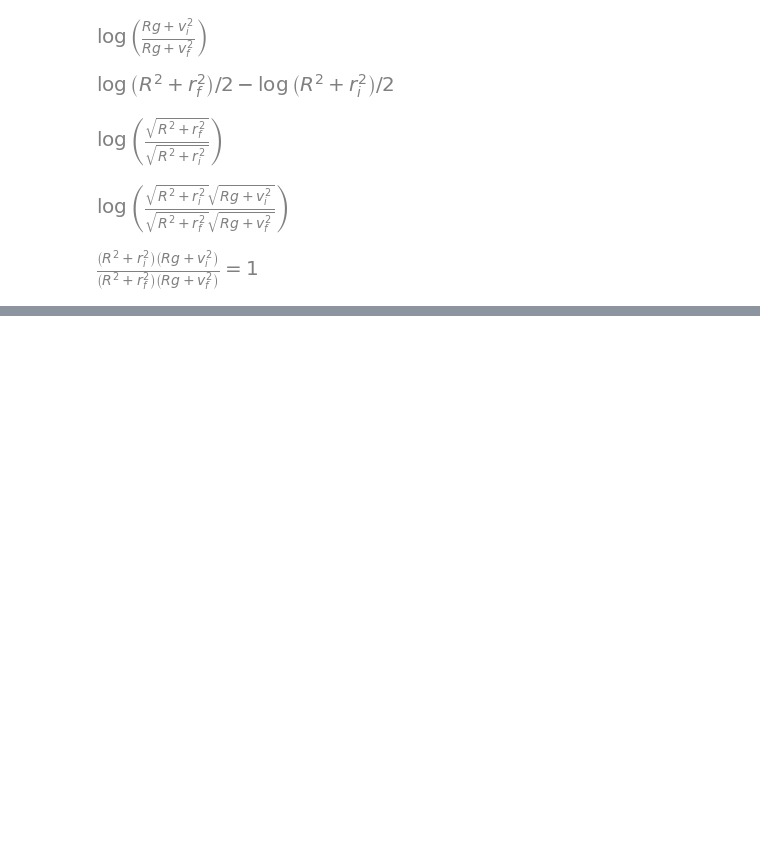
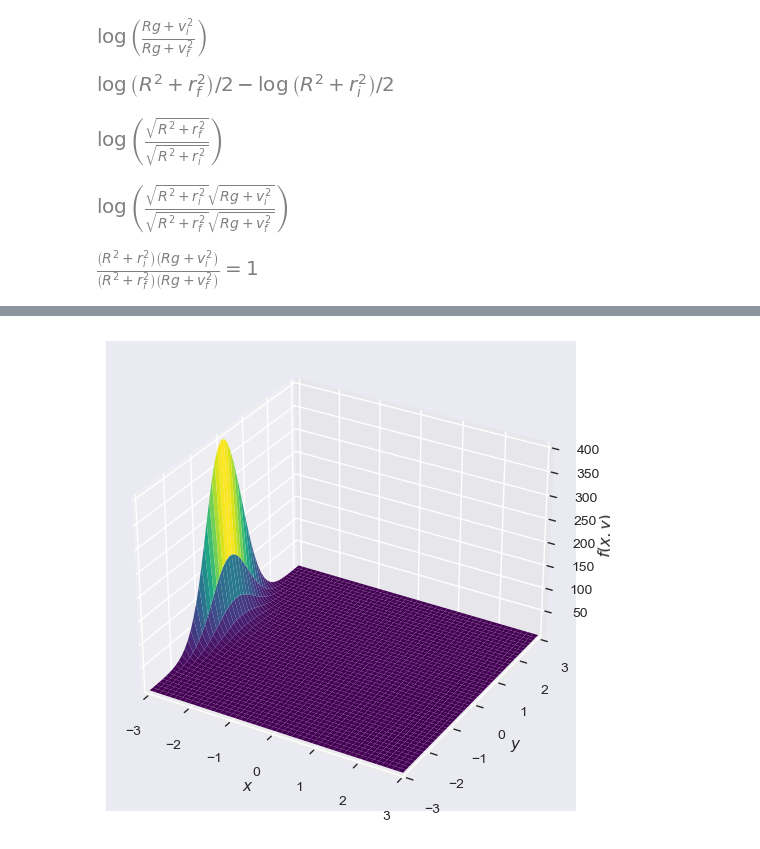
Before and after one commit to JonnyRed/sympy, a Jupyter notebook: maths-cheatsheet.ipynb, the cells around one changed output, grey strips where cells are left out. Cells and saved outputs as stored; diff of their text form; code cells hidden in the pictures; blank space fills up the shorter version.

```diff
--- a/maths-cheatsheet.ipynb
+++ b/maths-cheatsheet.ipynb
@@ -365,0 +447,9 @@ sp.Eq(sp.exp(result)**2, 1)
+# %%
+a = splt.plot3d(
+    f, (x, -3, +3), (y, -3, +3),
+    size=(10,5),
+    show=False
+)
+a.show()
+# %% [output]
+[figure, added]
```
Also changed, not shown: parts of 8 cells of this notebook, 1 other file.
